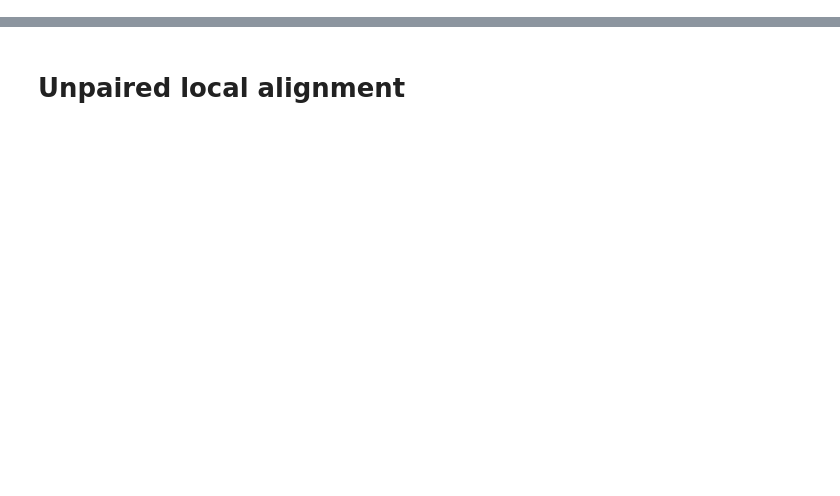
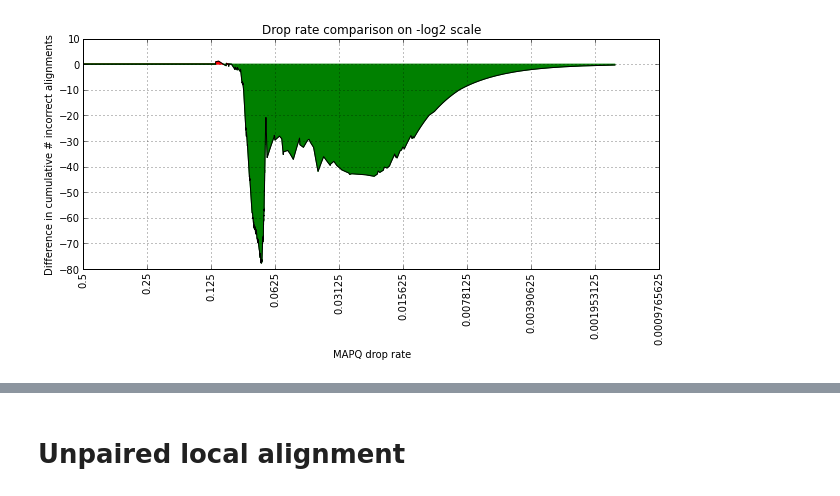
Before and after one commit to umranyaman/qtip-experiments, a Jupyter notebook: notebooks/Tandem Simulation.ipynb, the cells around one changed output, grey strips where cells are left out. Cells and saved outputs as stored; diff of their text form; code cells hidden in the pictures; blank space fills up the shorter version.

```diff
--- a/notebooks/Tandem Simulation.ipynb
+++ b/notebooks/Tandem Simulation.ipynb
@@ -285,0 +932,5 @@ err, y, s = smoothfit_error(pcor_test, y_test, plot=True, log2ize=True)
+# %%
+fig = plot_drop_rate_difference(simple_bt2s_250_unp_fit.pcor(), simple_bt2s_250_unp_fit.pcor_orig(),
+                                simple_bt2s_250_unp_fit.correct(), log2ize=True)
+# %% [output]
+[figure, added]
```
Also changed, not shown: parts of 176 cells of this notebook.
